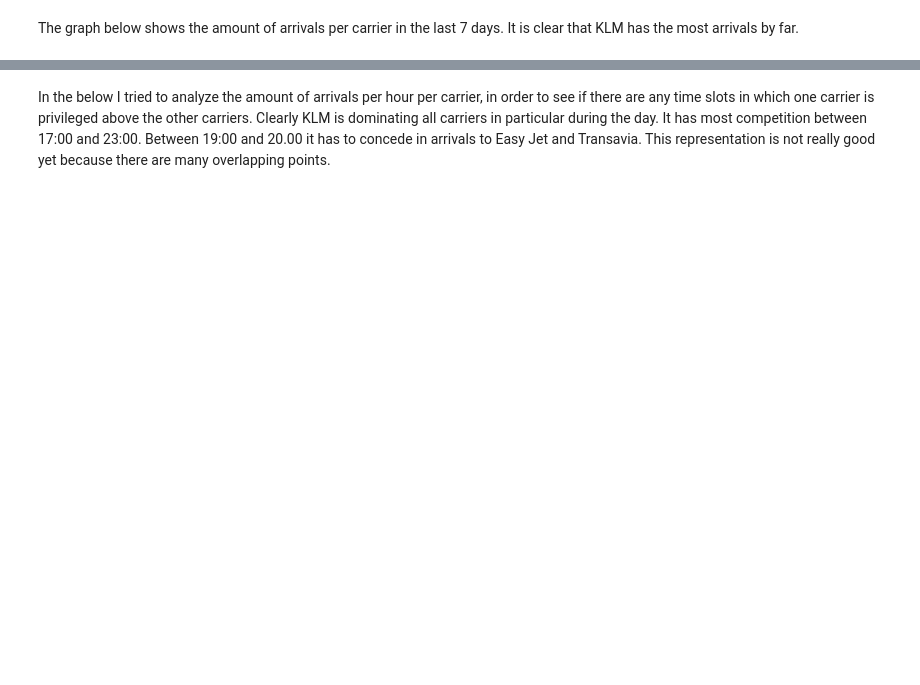
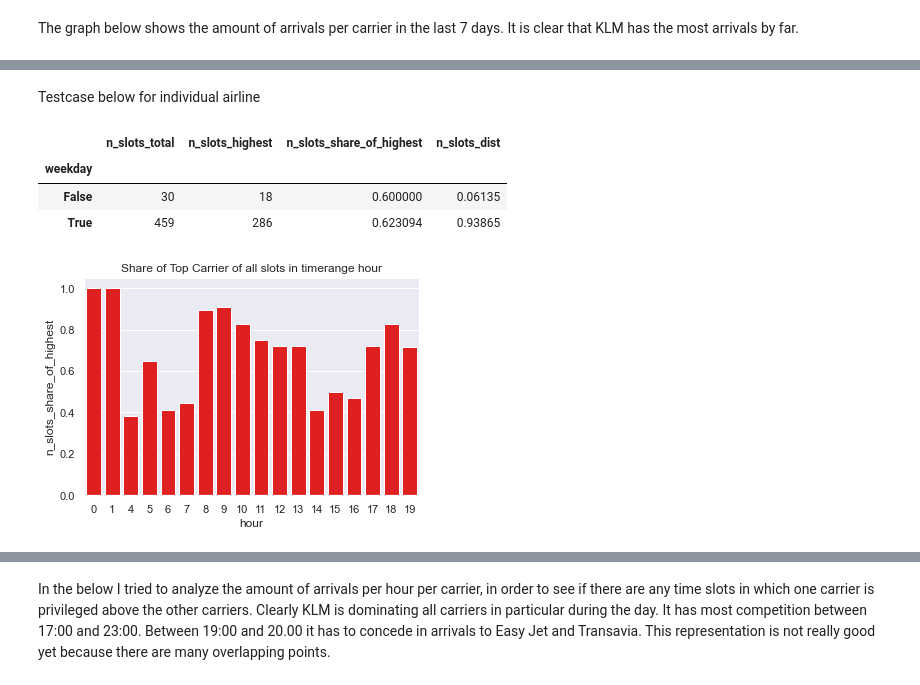
Before and after one commit to ivanthung/schiphol, a Jupyter notebook: Schiphol_analysis.ipynb, the cells around one changed output, grey strips where cells are left out. Drawn from its saved outputs; the diff is of its cells as text; code cells hidden in the pictures; blank space fills up the shorter version.

```diff
--- a/Schiphol_analysis.ipynb
+++ b/Schiphol_analysis.ipynb
@@ -110,0 +256,13 @@ grouped_df = carriers_hours_df.groupby(['hours', 'carrier']).size().to_frame()
+# %% [markdown]
+Testcase below for individual airline
+# %%
+indicators = get_indicators(arrivals_df)
+arrivals_df = airport_data['London City']
+plot_indicators(indicators['hour'])
+indicators['weekday']
+# %% [output]
+|  | n_slots_total | n_slots_highest | n_slots_share_of_highest | n_slots_dist |
+| weekday |  |  |  |  |
+| False | 30 | 18 | 0.600000 | 0.06135 |
+| True | 459 | 286 | 0.623094 | 0.93865 |
+[figure, added]
```
Also changed, not shown: parts of 43 cells of this notebook.
